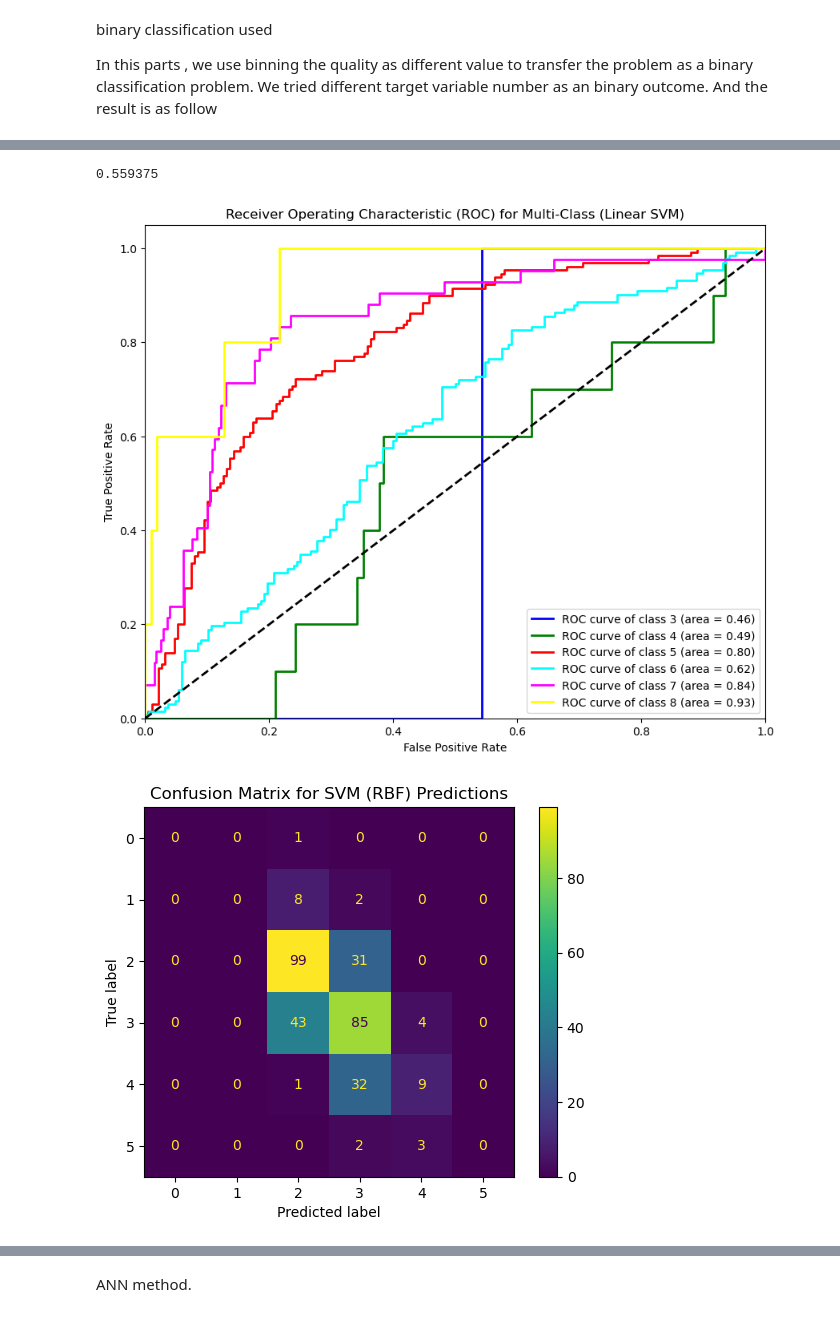
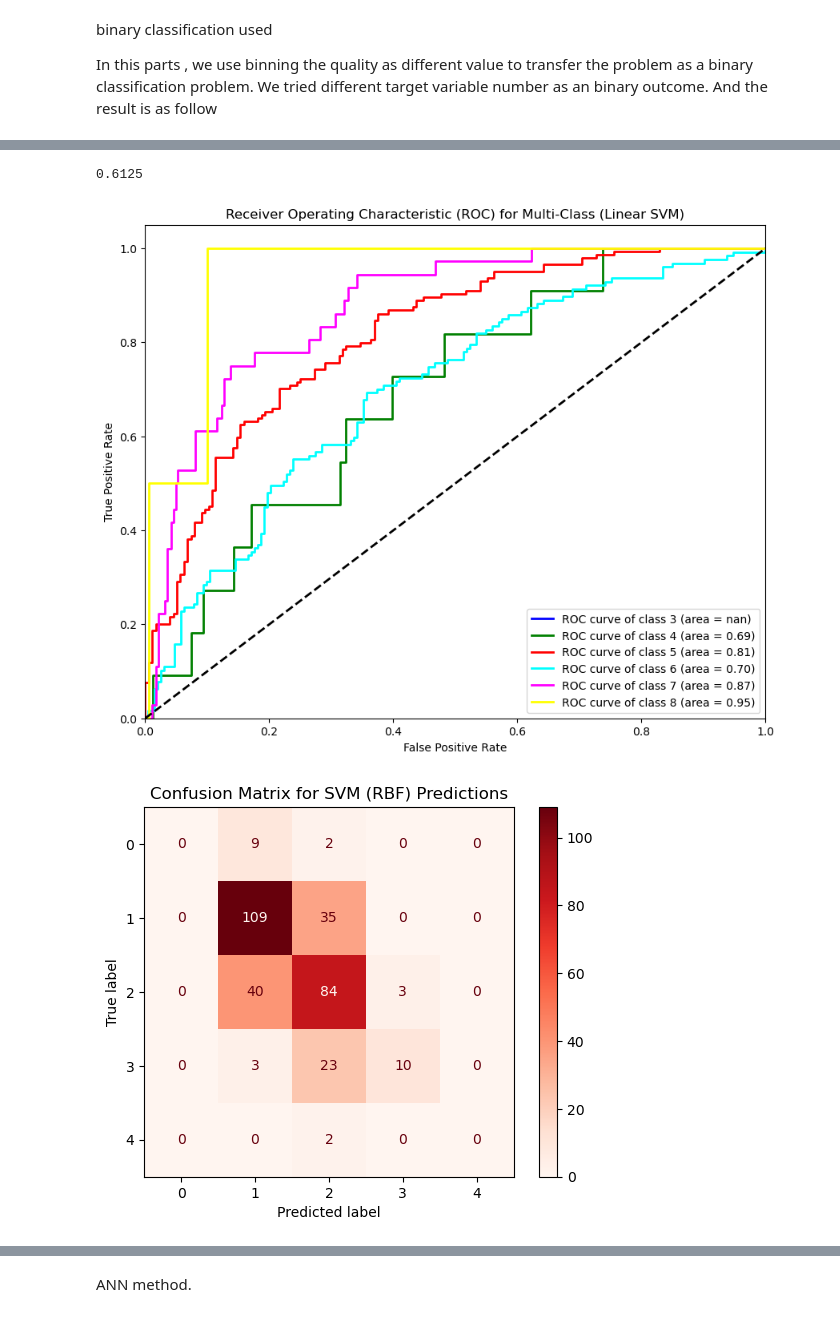
Before and after one commit to rpi11/DSAN5300-final_project, a Jupyter notebook: Classification.ipynb, the cells around one changed output, grey strips where cells are left out. Cells and saved outputs as stored; diff of their text form; code cells hidden in the pictures.

```diff
--- a/Classification.ipynb
+++ b/Classification.ipynb
@@ -6,6 +10,7 @@ import seaborn as sns
 # %%
 with open("data/winequality.csv", "r") as f:
     df = pd.read_csv(f)
+    df = df.sort_values(by = "quality").reset_index(drop = True)
 df.head()
 # %% [output]
 |  | fixed acidity | volatile acidity | citric acid | residual sugar | chlorides | free sulfur dioxide | ... |
@@ -28,7 +33,7 @@ from sklearn.preprocessing import StandardScaler
 missing_values = df.isnull().sum()
 
 X = df.drop('quality', axis=1)
-y = df['quality']
+y = pd.Categorical(df['quality'])
 
 scaler = StandardScaler()
 X_scaled = scaler.fit_transform(X)
@@ -272,13 +279,16 @@ plt.show()
 accuracy_svm_linear = accuracy_score(y_test, y_pred_svm_linear)
 accuracy_svm_linear
 # %% [output]
-0.559375
+0.6125
 # %%
 svm_linear_ovr = OneVsRestClassifier(SVC(kernel='linear', probability=True, random_state=42))
 
 svm_linear_ovr.fit(X_train, y_train)
 
 y_prob_svm_linear = svm_linear_ovr.predict_proba(X_test)
+y_test_binarized = label_binarize(y_test, classes=np.unique(y_train))
+n_classes = y_test_binarized.shape[1]
+colors = ['blue', 'green', 'red', 'cyan', 'magenta', 'yellow', 'black', 'pink', 'lightgreen', 'lightblue']
 
 fpr_linear = dict()
 tpr_linear = dict()
@@ -303,24 +313,24 @@ plt.title('Receiver Operating Characteristic (ROC) for Multi-Class (Linear SVM)'
 plt.legend(loc="lower right")
 plt.show()
 # %% [output]
-[figure, old version]
+[figure, new version]
 # %%
 svm_rbf = SVC(kernel='rbf', random_state=42)
 
 svm_rbf.fit(X_train, y_train)
 
 y_pred_svm_rbf = svm_rbf.predict(X_test)
 
 accuracy_svm_rbf = accuracy_score(y_test, y_pred_svm_rbf)
 conf_matrix_svm_rbf = confusion_matrix(y_test, y_pred_svm_rbf)
 
 accuracy_svm_rbf, conf_matrix_svm_rbf
 
-ConfusionMatrixDisplay(conf_matrix_svm_rbf).plot(values_format='d')
+ConfusionMatrixDisplay(conf_matrix_svm_rbf).plot(values_format='d', cmap = "Reds")
 plt.title('Confusion Matrix for SVM (RBF) Predictions')
 plt.show()
 # %% [output]
-[figure, old version]
+[figure, new version]
 # %%
 accuracy_svm_rbf
 # %% [output]
```
Also changed, not shown: parts of 17 cells of this notebook, 17 other files.
